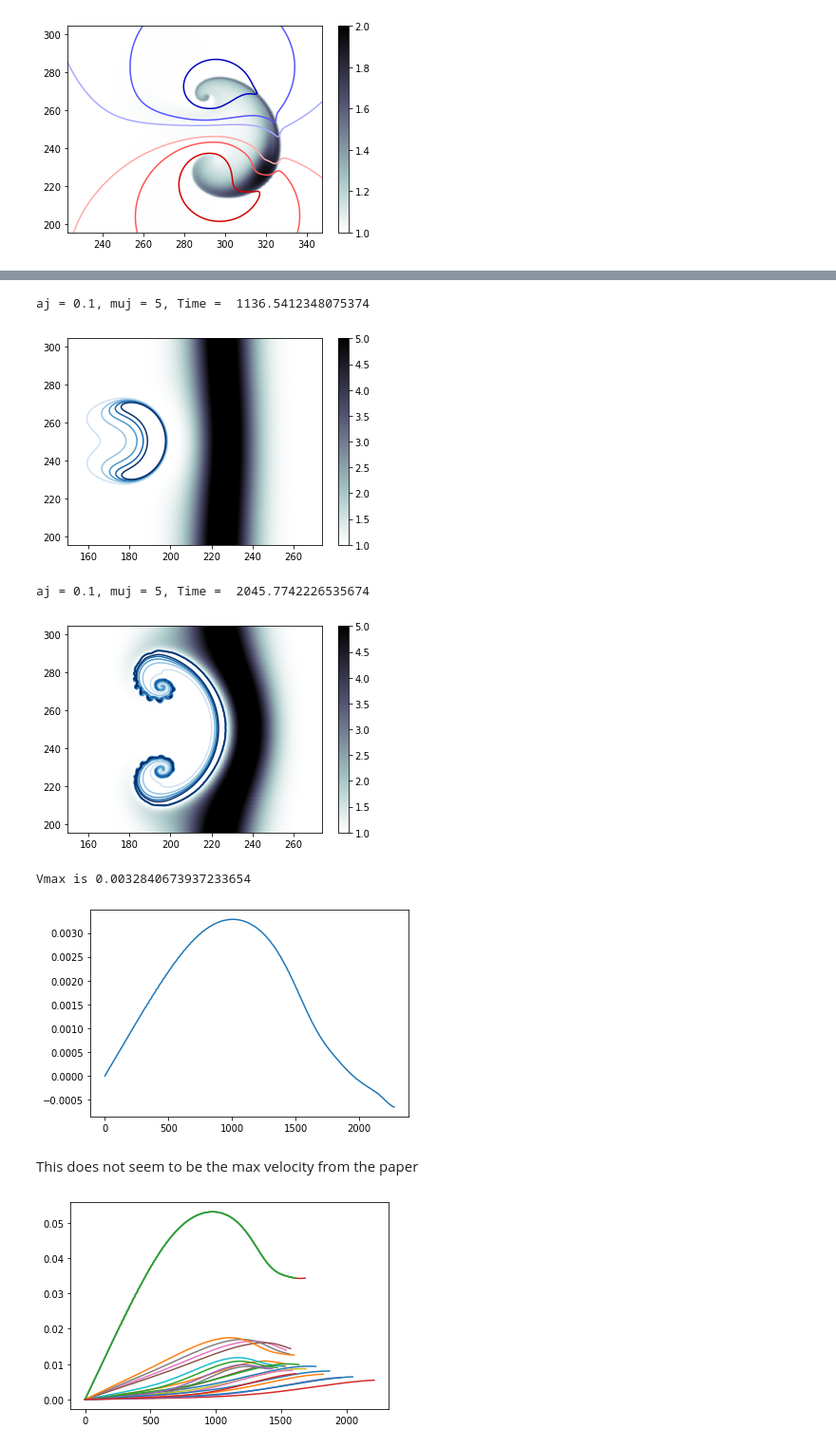
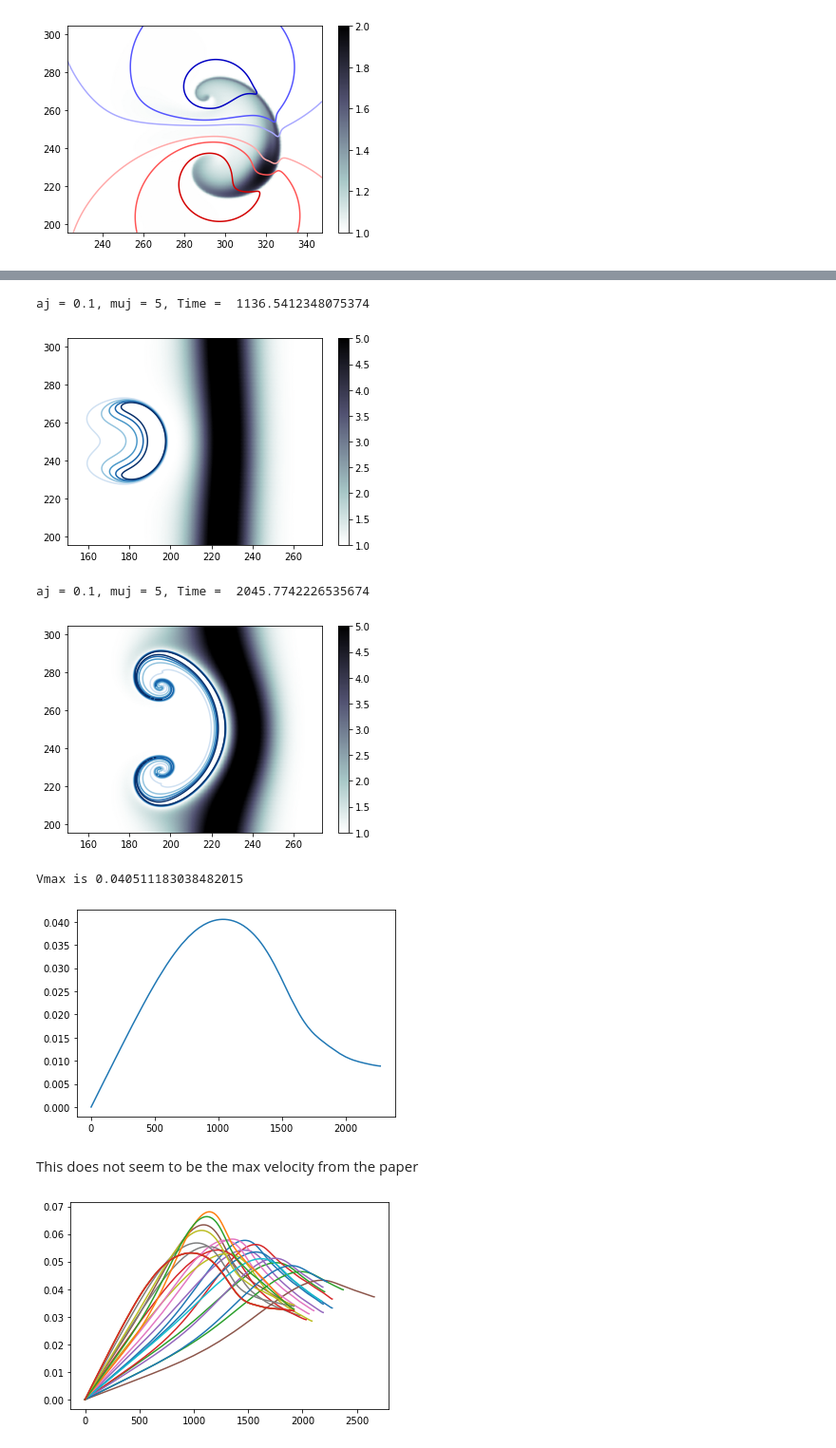
Before and after one commit to mwiesenberger/impurities, a Jupyter notebook: data-analysis.ipynb, the cells around one changed output, grey strips where cells are left out. Shown at 95% size. Drawn from its saved outputs; the diff is of its cells as text; code cells hidden in the pictures.

```diff
--- a/data-analysis.ipynb
+++ b/data-analysis.ipynb
@@ -198,7 +198,7 @@ aj = 0.1, muj = 5, Time =  1087.2845144891971
 # %%
-m = simplesim.Manager( directory = 'caseB', filetype = 'nc')
+m_caseB = simplesim.Manager( directory = 'caseB', filetype = 'nc')
 # %%
-outfile = m.outfile(m.table()[0])
+outfile = m_caseB.outfile(m_caseB.table()[0])
 ncin = Dataset( outfile, 'r', format="NETCDF4")
 xfi = 256+50
 xli = 1024-512+50
@@ -224,10 +224,10 @@ for idx in [5,9] :
 aj = 0.1, muj = 5, Time =  1136.5412348075374
 [figure]
 aj = 0.1, muj = 5, Time =  2045.7742226535674
-[figure, old version]
+[figure, new version]
 # %%
 diag_time = ncin["diag_time"][:]
-com_e = ncin["X_e"][:]
+com_e = ncin["X_i"][:]
 vel_e = common.centered_derivative( diag_time, com_e)
 vel_e[0] = 0
 aj = pp['species'][2]['a']
@@ -236,29 +236,29 @@ plt.plot( diag_time, vel_e, label = f'aj = "{aj}", mu_j = "{muj}"' )
 print( "Vmax is", max(vel_e))
 plt.show()
 # %% [output]
-Vmax is 0.0032840673937233654
+Vmax is 0.040511183038482015
-[figure, old version]
+[figure, new version]
 # %% [markdown]
 This does not seem to be the max velocity from the paper
 # %%
 # Figure 6
-m = simplesim.Manager( directory = 'caseC', filetype = 'nc')
+m_caseC = simplesim.Manager( directory = 'caseC', filetype = 'nc')
 # %%
 aj_v = []
 muj_v = []
 vmax_v = []
-for item in m.table() :
-    ncin = Dataset( m.outfile( item), 'r', format="NETCDF4")
+for item in m_caseC.table() :
+    ncin = Dataset( m_caseC.outfile( item), 'r', format="NETCDF4")
     pp = json.loads( ncin.inputfile)
     diag_time = ncin["diag_time"][:]
-    com_e = ncin["X_e"][:]
+    com_e = ncin["X_i"][:]
     vel_e = common.centered_derivative( diag_time, com_e)
     vel_e[0] = 0
     aj = pp['species'][2]['a']
     muj = pp['species'][2]['mu']
     plt.plot( diag_time, vel_e, label = f'aj = "{aj}", mu_j = "{muj}"' )
     aj_v.append( aj)
     muj_v.append( muj)
     vmax_v.append( max(vel_e))
 # %% [output]
-[figure, old version]
+[figure, new version]
```
Also changed, not shown: parts of 10 cells of this notebook.
